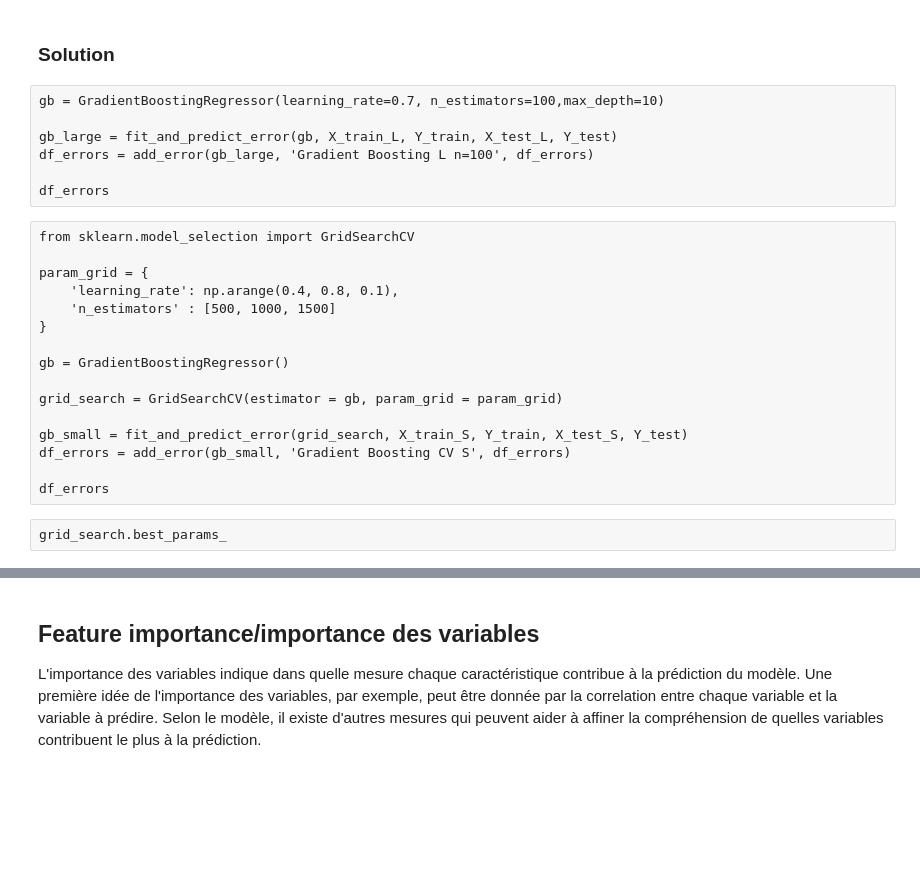
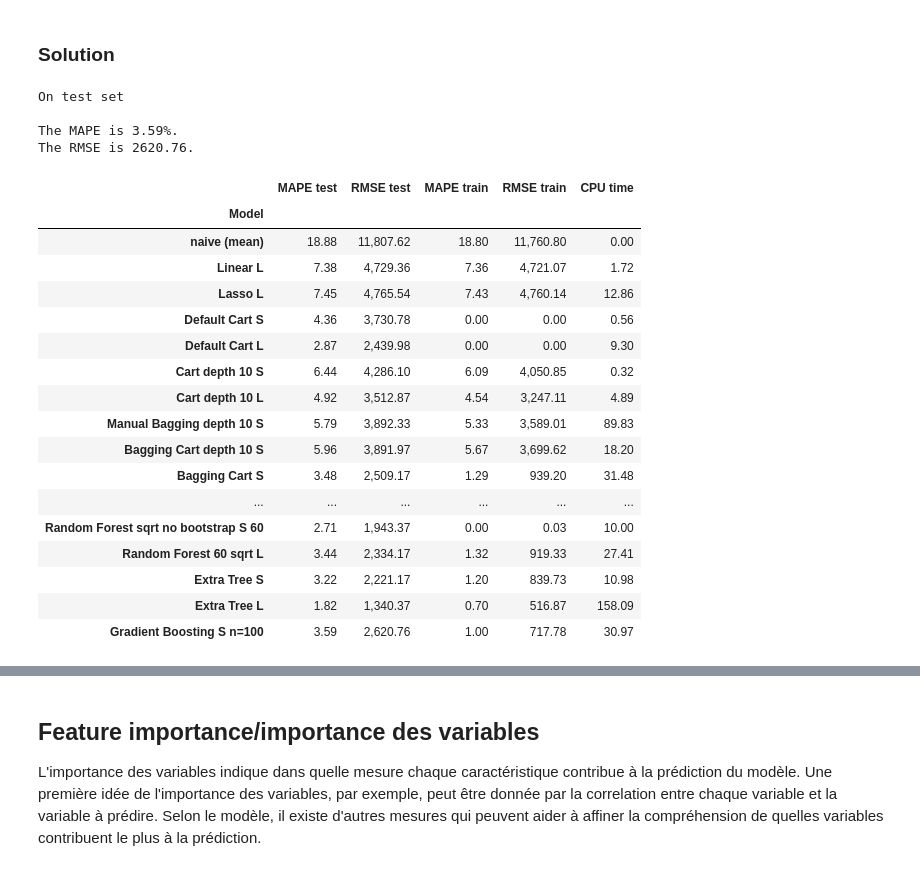
Before and after one commit to cyber-g/formationMLDL2026, a Jupyter notebook: TPs/solutions/day2_solution.ipynb, the cells around one changed output, grey strips where cells are left out. Drawn from its saved outputs; the diff is of its cells as text; code cells hidden in the pictures; blank space fills up the shorter version.

```diff
--- a/TPs/solutions/day2_solution.ipynb
+++ b/TPs/solutions/day2_solution.ipynb
@@ -853,34 +1335,32 @@ Si vous en avez le temps, faites de la validation croisée sur le learning rate
 # %%
 from sklearn.ensemble import GradientBoostingRegressor
 
-gb = GradientBoostingRegressor(learning_rate=0.7, n_estimators=100,max_depth=10)
+gb_S = GradientBoostingRegressor(learning_rate=0.7, n_estimators=100,max_depth=10)
 
-gb_small = fit_and_predict_error(gb, X_train_S, Y_train, X_test_S, Y_test)
+gb_small = fit_and_predict_error(gb_S, X_train_S, Y_train, X_test_S, Y_test)
 df_errors = add_error(gb_small, 'Gradient Boosting S n=100', df_errors)
 
 df_errors
+# %% [output]
+On test set
+
+The MAPE is 3.59%.
+The RMSE is 2620.76.
+|  | MAPE test | RMSE test | MAPE train | RMSE train | CPU time |
+| Model |  |  |  |  |  |
+| naive (mean) | 18.88 | 11,807.62 | 18.80 | 11,760.80 | 0.00 |
+| Linear L | 7.38 | 4,729.36 | 7.36 | 4,721.07 | 1.72 |
+| Lasso L | 7.45 | 4,765.54 | 7.43 | 4,760.14 | 12.86 |
+| Default Cart S | 4.36 | 3,730.78 | 0.00 | 0.00 | 0.56 |
+| Default Cart L | 2.87 | 2,439.98 | 0.00 | 0.00 | 9.30 |
+| Cart depth 10 S | 6.44 | 4,286.10 | 6.09 | 4,050.85 | 0.32 |
+| Cart depth 10 L | 4.92 | 3,512.87 | 4.54 | 3,247.11 | 4.89 |
+| Manual Bagging depth 10 S | 5.79 | 3,892.33 | 5.33 | 3,589.01 | 89.83 |
+| Bagging Cart depth 10 S | 5.96 | 3,891.97 | 5.67 | 3,699.62 | 18.20 |
+| Bagging Cart S | 3.48 | 2,509.17 | 1.29 | 939.20 | 31.48 |
+| ... | ... | ... | ... | ... | ... |
+| Random Forest sqrt no bootstrap S 60 | 2.71 | 1,943.37 | 0.00 | 0.03 | 10.00 |
+| Random Forest 60 sqrt L | 3.44 | 2,334.17 | 1.32 | 919.33 | 27.41 |
+| Extra Tree S | 3.22 | 2,221.17 | 1.20 | 839.73 | 10.98 |
+| Extra Tree L | 1.82 | 1,340.37 | 0.70 | 516.87 | 158.09 |
+| Gradient Boosting S n=100 | 3.59 | 2,620.76 | 1.00 | 717.78 | 30.97 |
-# %% [raw]
-gb = GradientBoostingRegressor(learning_rate=0.7, n_estimators=100,max_depth=10)
-
-gb_large = fit_and_predict_error(gb, X_train_L, Y_train, X_test_L, Y_test)
-df_errors = add_error(gb_large, 'Gradient Boosting L n=100', df_errors)
-
-df_errors
-# %% [raw]
-from sklearn.model_selection import GridSearchCV
-
-param_grid = {
-    'learning_rate': np.arange(0.4, 0.8, 0.1),
-    'n_estimators' : [500, 1000, 1500]
-}
-
-gb = GradientBoostingRegressor()
-
-grid_search = GridSearchCV(estimator = gb, param_grid = param_grid)
-
-gb_small = fit_and_predict_error(grid_search, X_train_S, Y_train, X_test_S, Y_test)
-df_errors = add_error(gb_small, 'Gradient Boosting CV S', df_errors)
-
-df_errors
-# %% [raw]
-grid_search.best_params_
```
Also changed, not shown: parts of 92 cells of this notebook.
